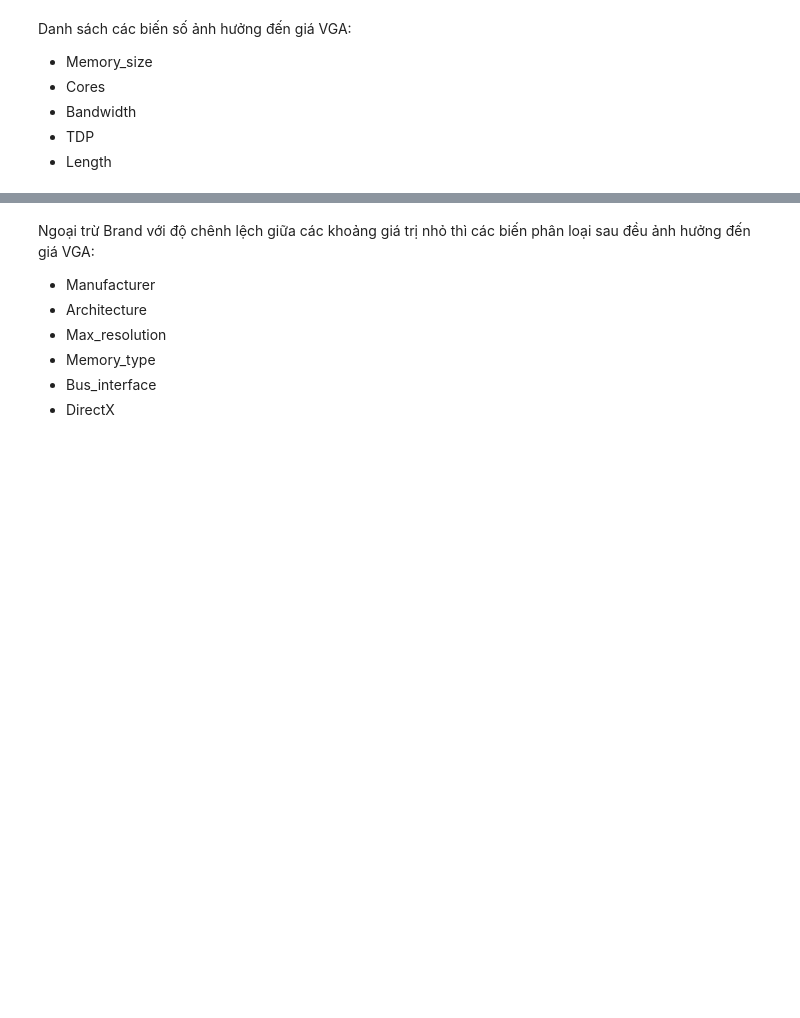
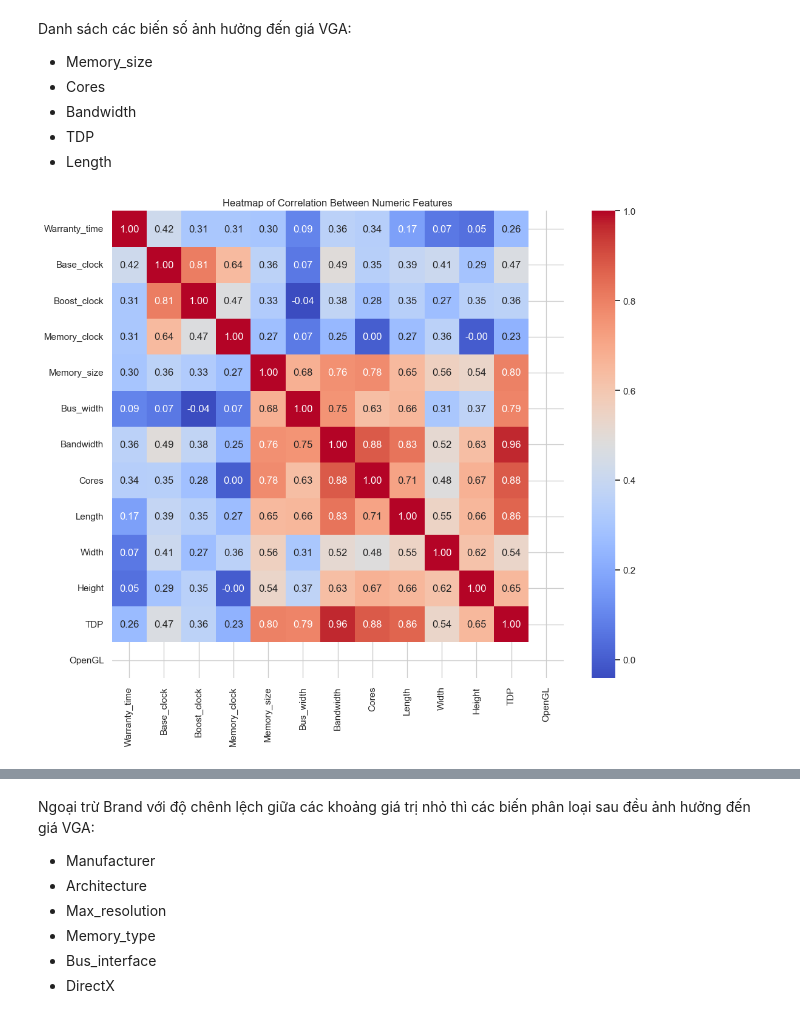
Before and after one commit to photonrays/Du_doan_gia_VGA, a Jupyter notebook: eda.ipynb, the cells around one changed output, grey strips where cells are left out. Cells and saved outputs as stored; diff of their text form; code cells hidden in the pictures; blank space fills up the shorter version.

```diff
--- a/eda.ipynb
+++ b/eda.ipynb
@@ -155,6 +151,15 @@ Danh sách các biến số ảnh hưởng đến giá VGA:
 - Bandwidth
 - TDP
 - Length
+# %%
+numeric_df = df[features]
+
+plt.figure(figsize=(12, 10))
+sns.heatmap(numeric_df.corr(), annot=True, fmt=".2f", cmap='coolwarm')
+plt.title('Heatmap of Correlation Between Numeric Features')
+plt.show()
+# %% [output]
+[figure, added]
 # %%
 categorical_features = [col for col in df.columns if not pd.api.types.is_numeric_dtype(df[col]) and col != 'Name']
 categorical_features
```
Also changed, not shown: parts of 7 cells of this notebook, 5 other files.
